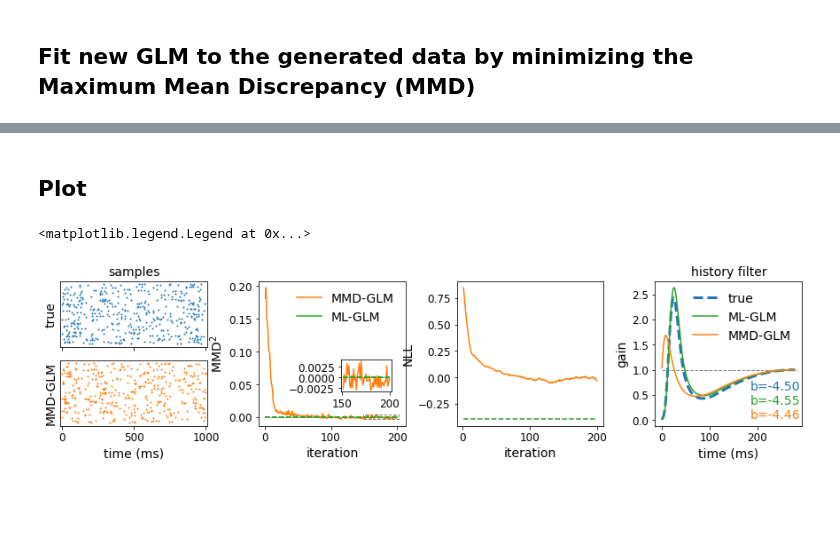
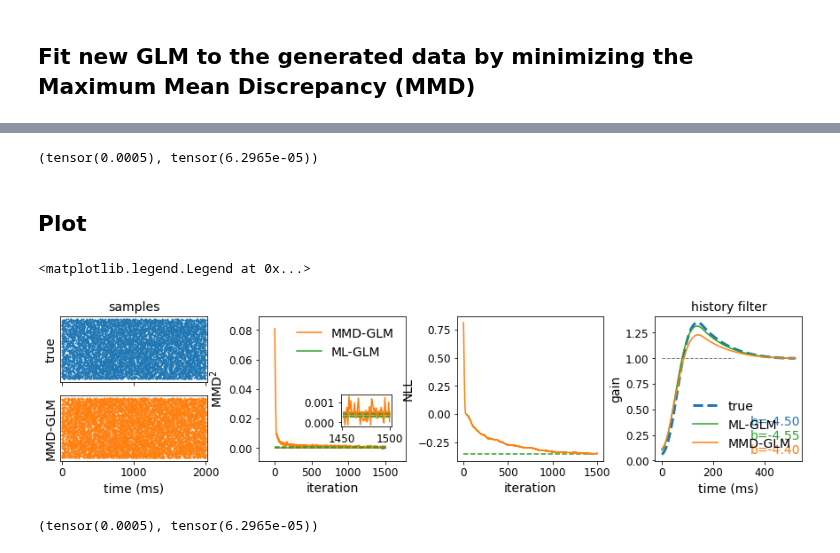
Before and after one commit to diegoarri91/mmd-glm, a Jupyter notebook: examples/fitting_synthetic_data.ipynb, the cells around one changed output, grey strips where cells are left out. Cells and saved outputs as stored; diff of their text form; code cells hidden in the pictures; blank space fills up the shorter version.

Commit message:
rerunning examples

```diff
--- a/examples/fitting_synthetic_data.ipynb
+++ b/examples/fitting_synthetic_data.ipynb
@@ -45,8 +44,8 @@ from mmdglm.utils import plot_spiketrain
 
 
 # Define number of samples and time points
-nsamples = 50
-t = torch.arange(0, 1000, 1)
+nsamples = 400
+t = torch.arange(0, 2000, 1)
 
 # Define GLM and generate samples
 glm_true = GLM(bias=-4.5, hist_kernel=hist_filter_true)
@@ -87,35 +162,10 @@ nll_normed_ml = (nll_ml - nll_pois_proc_train) / math.log(2) / n_spk
 # %%
-from examples_utils import compute_mean_mmd
-from mmdglm.glm.mmd import MMDGLM
-from mmdglm.metrics import negative_log_likelihood, mmd_loss
-
-
-# Define Schoenberg kernel using cumulative spike trains
-def ker_schoenberg(t, mask_spikes1, mask_spikes2, sd2=1e6):
-    cum1 = torch.cumsum(mask_spikes1, dim=0)
-    cum2 = torch.cumsum(mask_spikes2, dim=0)
-    diff_cum = torch.sum((cum1[:, :, None] - cum2[:, None, :])**2, dim=0)
-    gramian = torch.exp(-diff_cum / sd2)
-    return gramian
-
-
-# Function to monitor log-likelihood during optimization (log-likelihood is not being optimized)
-def fun_metrics_mmd(model, t, mask_spikes, mask_spikes_fr, **kwargs):
-    log_lam = model.log_conditional_intensity(t, mask_spikes)
-    nll = negative_log_likelihood(dt, mask_spikes, log_lam)
-    return dict(nll=nll.item())
-
-# Define MMD-GLM
-mmdglm = MMDGLM(bias=bias0, hist_kernel=hist_filter0.clone())
-
 # Define optimization parameters and fit
-n_batch_fr = 200  # Number of samples used to compute MMD at each optimization step
-kernel_kwargs = dict(sd2=5e2)  # Scale parameter of the Schoenberg kernel
-num_epochs= 200
-optim = Adam(mmdglm.parameters(), lr=7e-2, betas=(0, 0))
+num_epochs= 500
+optim = torch.optim.SGD(mmdglm.parameters(), lr=5e-4)
 loss_mmd, nll_train, metrics_mmd = mmdglm.fit(t, mask_spikes, kernel=ker_schoenberg, n_batch_fr=n_batch_fr,
                                               kernel_kwargs=kernel_kwargs, num_epochs=num_epochs, optim=optim,
-                                              metrics=fun_metrics_mmd, verbose=True)
+                                              metrics=fun_metrics_mmd, verbose=True, scheduler=scheduler)
 
 # Compute negative log-likelihood per spike relative to Poisson process
 iterations_mmd = torch.arange(1, num_epochs + 1, 1)
@@ -125,4 +175,5 @@ nll_normed_mmd = (torch.tensor(metrics_mmd['nll']) - nll_pois_proc_train) / math
 log_lam_fr_mmd, mask_spikes_fr_mmd = mmdglm.sample(t, shape=(nsamples,))
 
 # Compute MMD for samples generated from ML-GLM
-mean_mmd_ml, se_mmd_ml = compute_mean_mmd(mlglm, t, mask_spikes, kernel=ker_schoenberg, n_batch_fr=n_batch_fr)
+mean_mmd_ml, se_mmd_ml = compute_mean_mmd(mlglm, t, mask_spikes, kernel=ker_schoenberg,
+                                          n_batch_fr=n_batch_fr, kernel_kwargs=kernel_kwargs)
@@ -131,26 +180,44 @@ mean_mmd_ml, se_mmd_ml = compute_mean_mmd(mlglm, t, mask_spikes, kernel=ker_scho
+# %%
+mean_mmd_mmd, se_mmd_mmd = compute_mean_mmd(mmdglm, t, mask_spikes, kernel=ker_schoenberg,
+                                            n_batch_fr=n_batch_fr, kernel_kwargs=kernel_kwargs)
+mean_mmd_mmd, se_mmd_mmd
+# %% [output]
+(tensor(0.0005), tensor(6.2965e-05))
 # %% [markdown]
 ## Plot
 # %%
 from examples_utils import fig2_layout, plot_filter_bias, plot_mmd
 
 
 fig, (axd, axmmd_samples, axmmd, axmmd_ins, axnll, axhist) = fig2_layout()
 
 plot_spiketrain(t, mask_spikes, ax=axd, color=PALETTE['data'])
 plot_spiketrain(t, mask_spikes_fr_mmd, ax=axmmd_samples, color=PALETTE['mmd-glm'])
 
 plot_mmd(axmmd, iterations_mmd, metrics_mmd['mmd'], mean_mmd_ml, se_mmd_ml)
 plot_mmd(axmmd_ins, iterations_mmd, metrics_mmd['mmd'], mean_mmd_ml, se_mmd_ml, first_iteration=num_epochs - 50)
 axmmd.indicate_inset_zoom(axmmd_ins, lw=1, alpha=1, linestyle='--')
 axmmd.legend(frameon=False)
 
+axmmd.fill_between(iterations_mmd, mean_mmd_mmd - se_mmd_mmd, mean_mmd_mmd + se_mmd_mmd, color=PALETTE['mmd-glm'])
+axmmd_ins.fill_between(iterations_mmd[num_epochs - 50:], mean_mmd_mmd - se_mmd_mmd, mean_mmd_mmd + se_mmd_mmd, color=PALETTE['mmd-glm'])
+
 axnll.plot([1, num_epochs], [nll_normed_ml[-1], nll_normed_ml[-1]], '--', label='ML-GLM', color=PALETTE['ml-glm'])
 axnll.plot(iterations_mmd, nll_normed_mmd, label='MMD-GLM', color=PALETTE['mmd-glm'])
 
 plot_filter_bias(axhist, glm_true, gain=True, lw=3, bias_offset=0, linestyle='--', label='true', color=PALETTE['data'])
 plot_filter_bias(axhist, mlglm, gain=True, bias_offset=1, label='ML-GLM', color=PALETTE['ml-glm'])
 plot_filter_bias(axhist, mmdglm, gain=True, bias_offset=2, label='MMD-GLM', color=PALETTE['mmd-glm'])
 axhist.legend(frameon=False)
 # %% [output]
 <matplotlib.legend.Legend at 0x...>
-[figure, old version]
+[figure, new version]
+# %%
+mean_mmd_mmd, se_mmd_mmd
+
+# lr=5e-3
+# tensor(7.3066e-09), tensor(1.4116e-08)) nll=-0.3415 sd2=1e2
+# tensor(1.3361e-05), tensor(4.4224e-05)) nll=-0.3455 sd2=1e3
+# tensor(1.3361e-05), tensor(4.4224e-05)) nll=-0.3455 sd2=1e4
+# %% [output]
+(tensor(0.0005), tensor(6.2965e-05))
```
Also changed, not shown: parts of 15 cells of this notebook, 8 other files.
